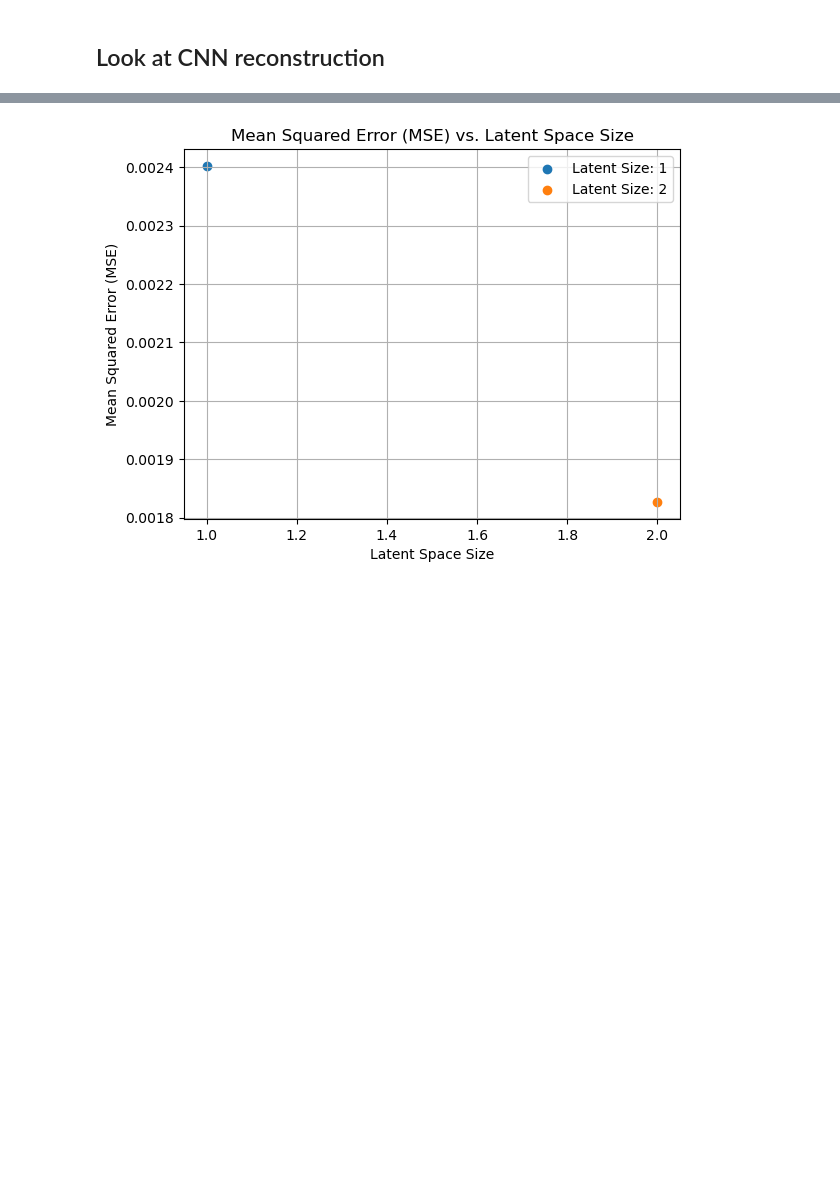
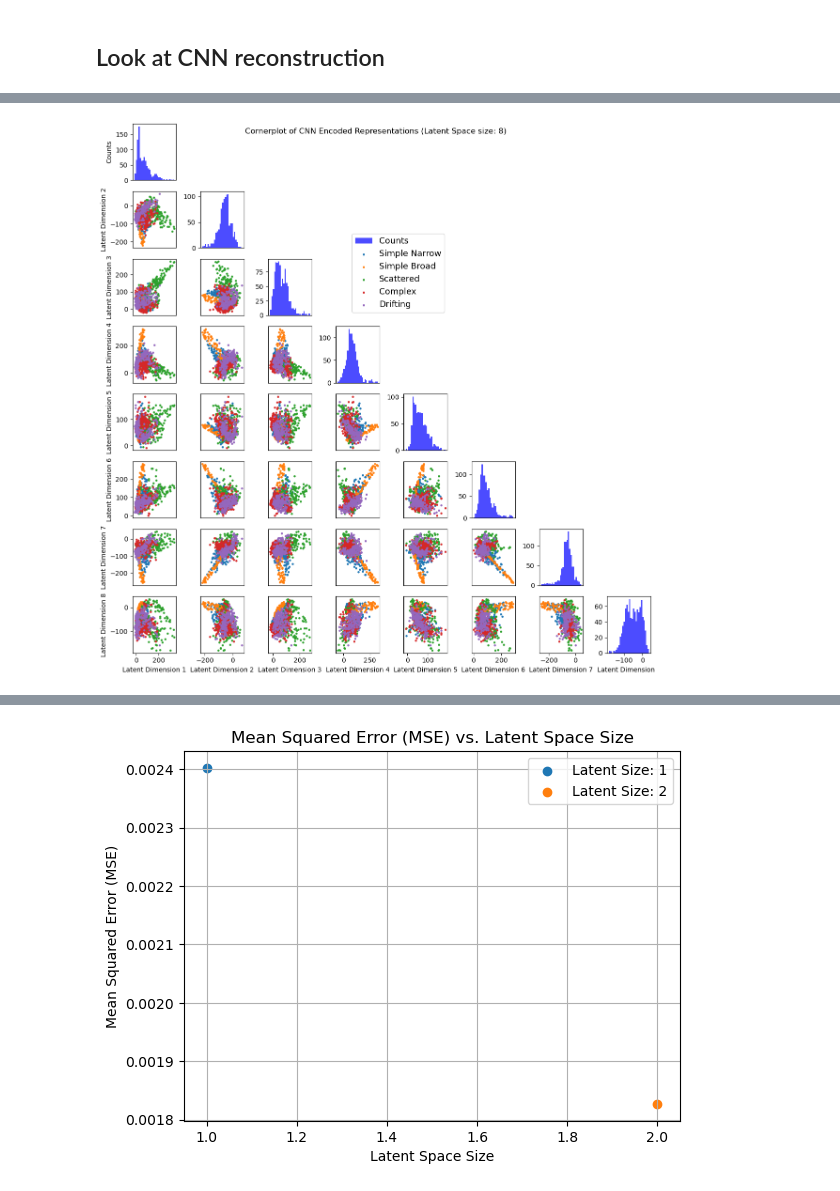
Before and after one commit to SRON-API-DataMagic/Rep_Learn_FRB, a Jupyter notebook: CNN.ipynb, the cells around one changed output, grey strips where cells are left out. Saved outputs shown, nothing was run; the diff lists cells and outputs as text; code cells hidden in the pictures; blank space fills up the shorter version.

```diff
--- a/CNN.ipynb
+++ b/CNN.ipynb
@@ -320,0 +380,67 @@ plot_dynamic_spectra(reconstructed_np, title="Reconstructed Dynamic Spectra")
+# %%
+# Define burst categories and colors
+burst_categories = np.unique(labels_test)
+num_categories = len(burst_categories)
+
+# Define labels for each directory
+burst_labels = [
+    "Simple Narrow",
+    "Simple Broad",
+    "Scattered",
+    "Complex",
+    "Drifting"
+]
+
+# Create a square grid of subplots
+fig, axes = plt.subplots(encoded_representations.shape[1], encoded_representations.shape[1], figsize=(12, 12))
+fig.subplots_adjust(hspace=0.1, wspace=0.1)
+
+# Plot histograms on the diagonal
+for i in range(encoded_representations.shape[1]):
+    axes[i, i].hist(encoded_representations[:, i], bins=30, color='blue', alpha=0.7)
+    if i == 0:
+        axes[i, i].set_ylabel('Counts')
+    if i == encoded_representations.shape[1] - 1:
+        axes[i, i].set_xlabel(f'Latent Dimension {i+1}')
+        axes[i, i].tick_params(axis='x', bottom=True, top=False)
+    else:
+        axes[i, i].tick_params(axis='x', bottom=False, top=False, labelbottom=False)
+
+# Plot scatter plots on the off-diagonal
+for i in range(encoded_representations.shape[1]):
+    for j in range(i + 1, encoded_representations.shape[1]):
+        for k, category in enumerate(burst_categories):
+            indices = np.where(np.array(labels_test) == category)[0]
+            axes[j, i].scatter(encoded_representations[indices, i], encoded_representations[indices, j], label=burst_labels[k], s=5)
+        axes[i, j].set_axis_off()
+        # Adjust y-axis labels and ticks
+        if j == encoded_representations.shape[1] - 1:
+            axes[j, i].set_xlabel(f'Latent Dimension {i+1}')
+            axes[j, i].tick_params(axis='x', bottom=True, top=False)
+        else:
+            axes[j, i].tick_params(axis='x', bottom=False, top=False, labelbottom=False)
+        if i == 0:
+            axes[j, i].set_ylabel(f'Latent Dimension {j+1}')
+            axes[j, i].tick_params(axis='y', left=True, right=False)
+        else:
+            axes[j, i].tick_params(axis='y', left=False, right=False, labelleft=False)
+
+# Add legend outside the subplots
+fig.legend([
+    "Counts",
+    "Simple Narrow",
+    "Simple Broad",
+    "Scattered",
+    "Complex",
+    "Drifting"
+],loc='upper left', bbox_to_anchor=(0.45, 0.8), fontsize='13')
+
+# Adjust layout for better visualization
+plt.tight_layout()
+
+plt.suptitle("Cornerplot of CNN Encoded Representations (Latent Space size: 8)")
+
+# Show the plot
+plt.show()
+# %% [output]
+[figure, added]
```
Also changed, not shown: parts of 12 cells of this notebook.
